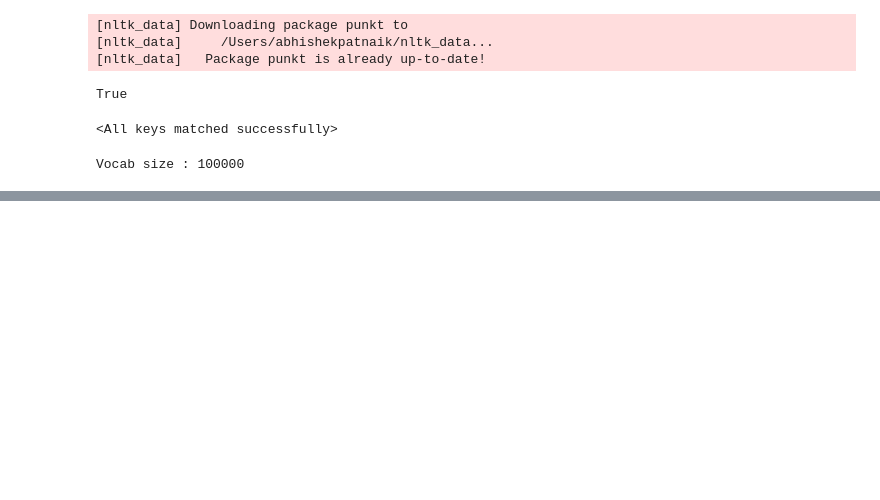
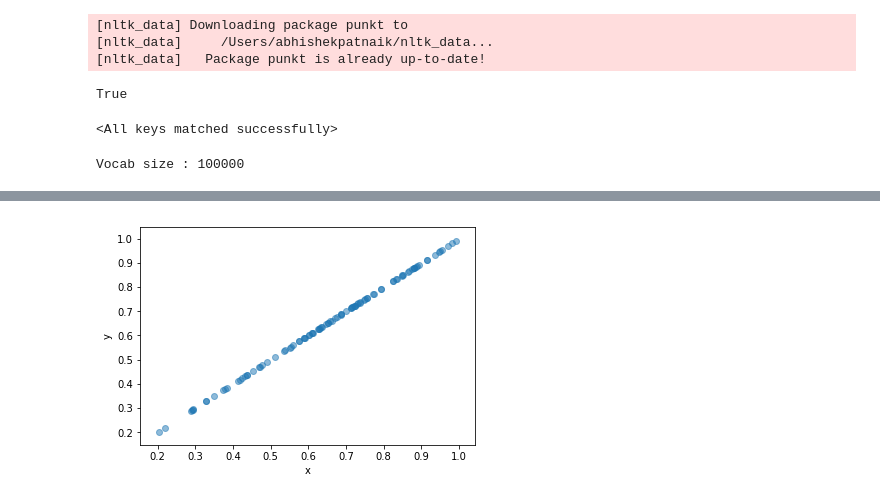
Before and after one commit to AbhishekPatnaik/quora-duplication-questions-nlp, a Jupyter notebook: analysis.ipynb, the cells around one changed output, grey strips where cells are left out. Saved outputs shown, nothing was run; the diff lists cells and outputs as text; code cells hidden in the pictures; blank space fills up the shorter version.

Commit message:
Added Indfersent  encoder

```diff
--- a/analysis.ipynb
+++ b/analysis.ipynb
@@ -290,0 +224,5 @@ Archive:  fastText/crawl-300d-2M.vec.zip
+# %%
+sentences = []
+for idx,ele in df.iterrows():
+        sentences.append(str(ele['question1']))
+  #      sentences.append(str(ele['question2']))
@@ -302,3 +236,19 @@ nb sentences encoded : 100
 # %%
 def cosine(u, v):
     return np.dot(u, v) / (np.linalg.norm(u) * np.linalg.norm(v))
+# %%
+x = []
+y = []
+for i in range(100):
+    idx = i
+
+    x.append(cosine(model.encode([diff.question1.loc[idx]])[0], model.encode([diff.question2.loc[idx]])[0]))
+    y.append(cosine(model.encode([duplicate.question1.loc[idx]])[0], model.encode([duplicate.question2.loc[idx]])[0]))
+# %%
+plt.scatter(x,x,alpha=0.5)
+
+plt.xlabel('x')
+plt.ylabel('y')
+plt.show()
+# %% [output]
+[figure, added]
```
Also changed, not shown: parts of 33 cells of this notebook.
